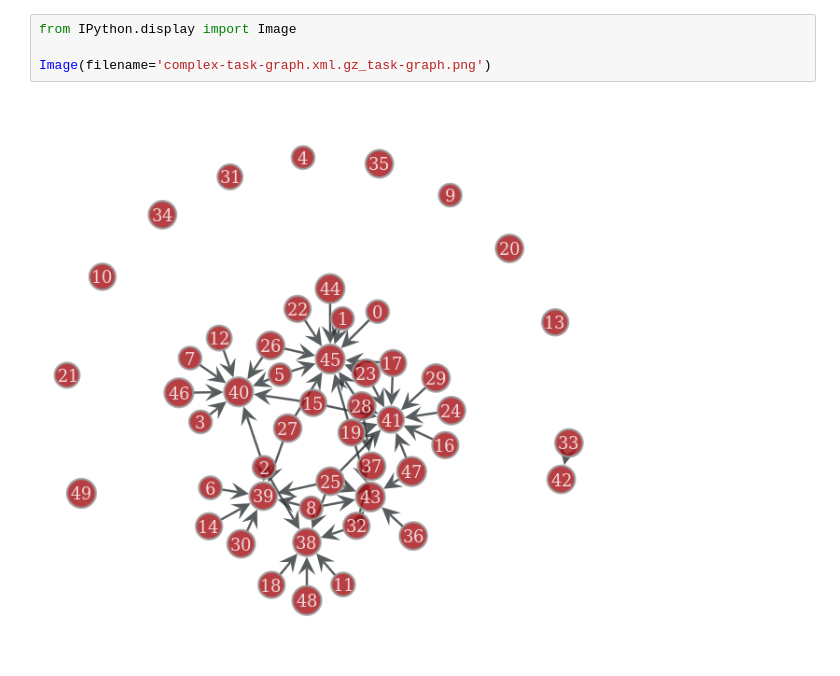
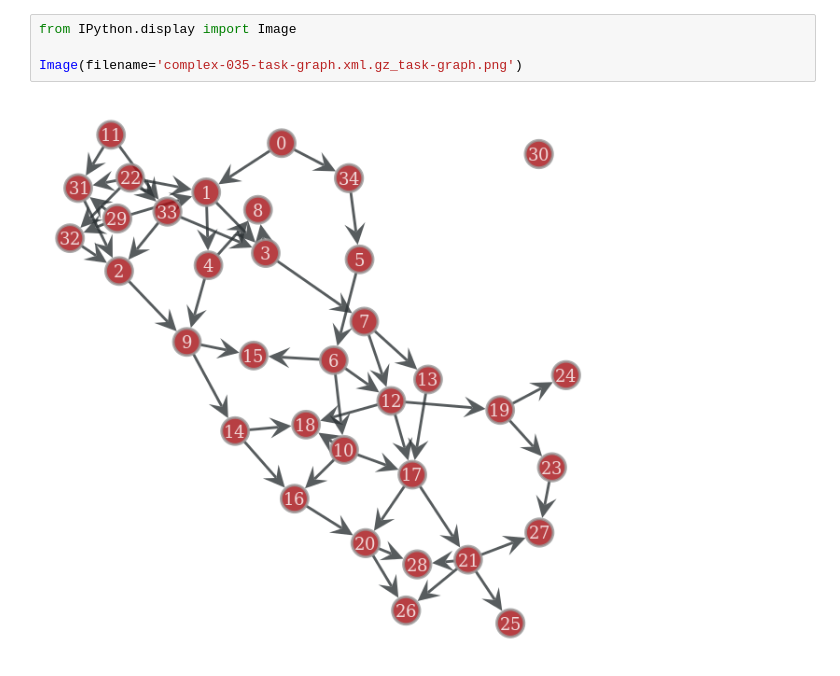
Before and after one commit to netdag/netdag, a Jupyter notebook: netdag-soft-example.ipynb, the cells around one changed output. Drawn from its saved outputs; the diff is of its cells as text.

```diff
--- a/netdag-soft-example.ipynb
+++ b/netdag-soft-example.ipynb
@@ -47,9 +28,9 @@ Image(filename='simple-task-graph.xml.gz_schedule-soft.png')
 # %%
 from IPython.display import Image
 
-Image(filename='complex-task-graph.xml.gz_task-graph.png')
+Image(filename='complex-035-task-graph.xml.gz_task-graph.png')
 # %% [output]
-[figure, old version]
+[figure, new version]
 # %%
 import netdag
 import importlib
```
Also changed, not shown: parts of 5 cells of this notebook, 9 other files.
